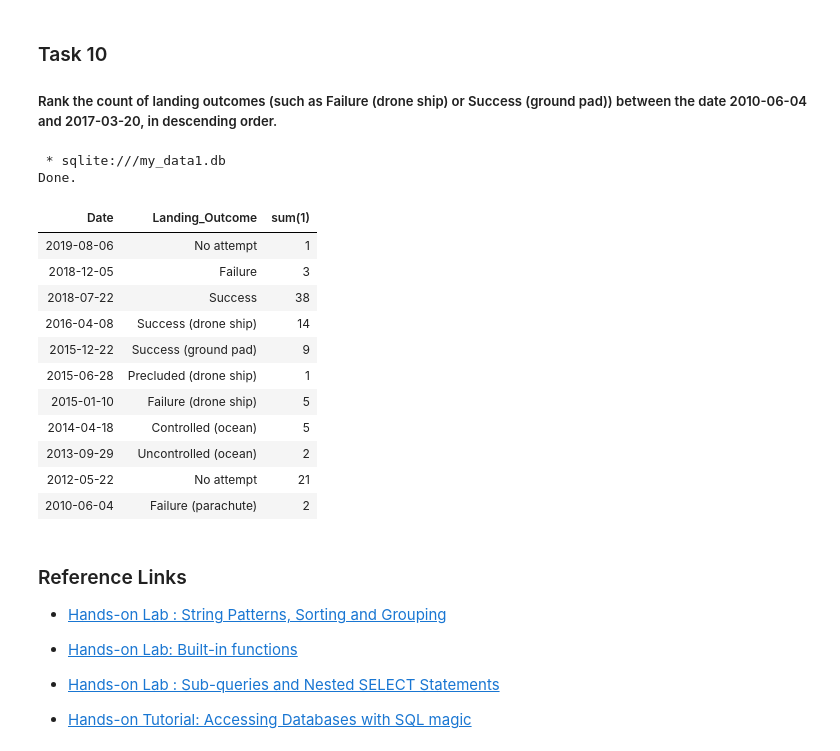
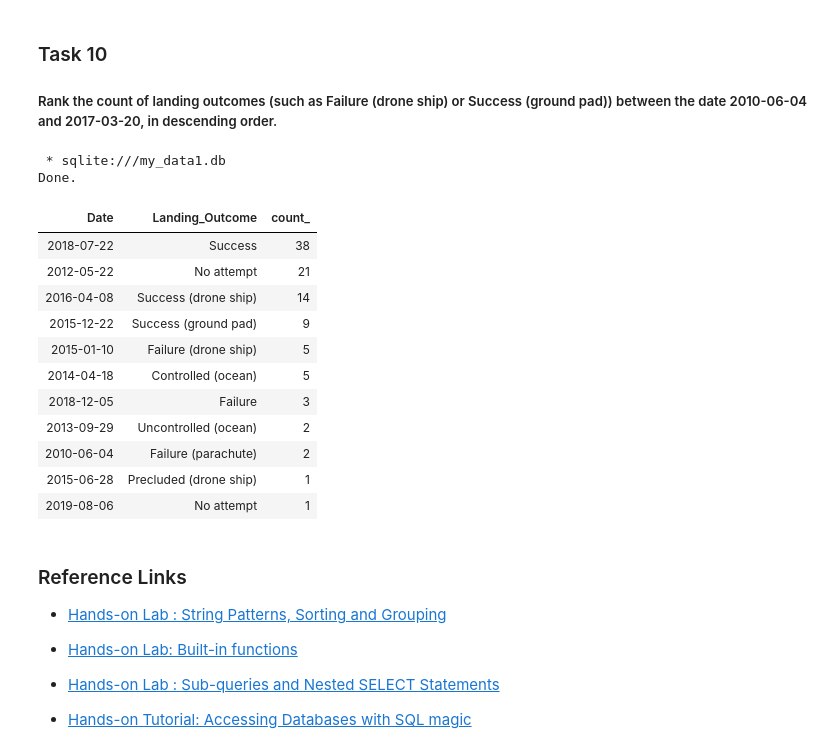
Before and after one commit to PNapat/Applied-Data-Science-Capstone, a Jupyter notebook: jupyter-labs-eda-sql-coursera_sqllite.ipynb, the cells around one changed output. Saved outputs shown, nothing was run; the diff lists cells and outputs as text; code cells hidden in the pictures.

```diff
--- a/jupyter-labs-eda-sql-coursera_sqllite.ipynb
+++ b/jupyter-labs-eda-sql-coursera_sqllite.ipynb
@@ -355,27 +354,27 @@ Done.
 ##### Rank the count of landing outcomes (such as Failure (drone ship) or Success (ground pad)) between the date 2010-06-04 and 2017-03-20, in descending order.
 # %%
 %%sql
-select Date, "Landing_Outcome", sum(1)
+select Date, "Landing_Outcome", sum(1) as count_
 from spacextable
 where datetime("2010-06-04") < datetime(Date) < datetime("2017-03-20")
 group by "Landing_Outcome"
-order by Date desc
+order by count_ desc
 ;
 # %% [output]
  * sqlite:///my_data1.db
 Done.
-| Date | Landing_Outcome | sum(1) |
-| 2019-08-06 | No attempt | 1 |
-| 2018-12-05 | Failure | 3 |
+| Date | Landing_Outcome | count_ |
 | 2018-07-22 | Success | 38 |
+| 2012-05-22 | No attempt | 21 |
 | 2016-04-08 | Success (drone ship) | 14 |
 | 2015-12-22 | Success (ground pad) | 9 |
-| 2015-06-28 | Precluded (drone ship) | 1 |
 | 2015-01-10 | Failure (drone ship) | 5 |
 | 2014-04-18 | Controlled (ocean) | 5 |
+| 2018-12-05 | Failure | 3 |
 | 2013-09-29 | Uncontrolled (ocean) | 2 |
-| 2012-05-22 | No attempt | 21 |
 | 2010-06-04 | Failure (parachute) | 2 |
+| 2015-06-28 | Precluded (drone ship) | 1 |
+| 2019-08-06 | No attempt | 1 |
 # %% [markdown]
 ### Reference Links
 
```
Also changed, not shown: parts of 3 cells of this notebook, 1 other file.
